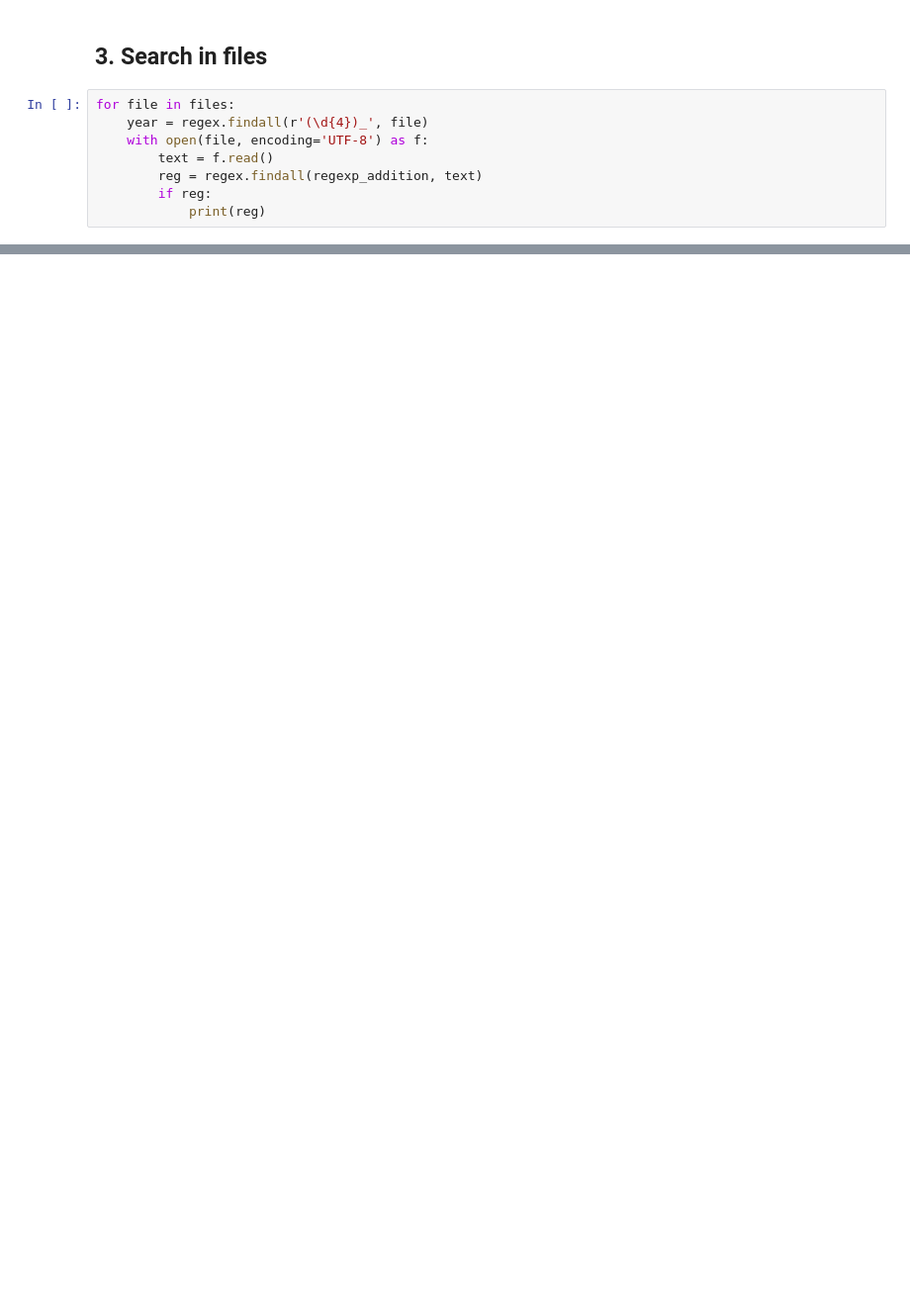
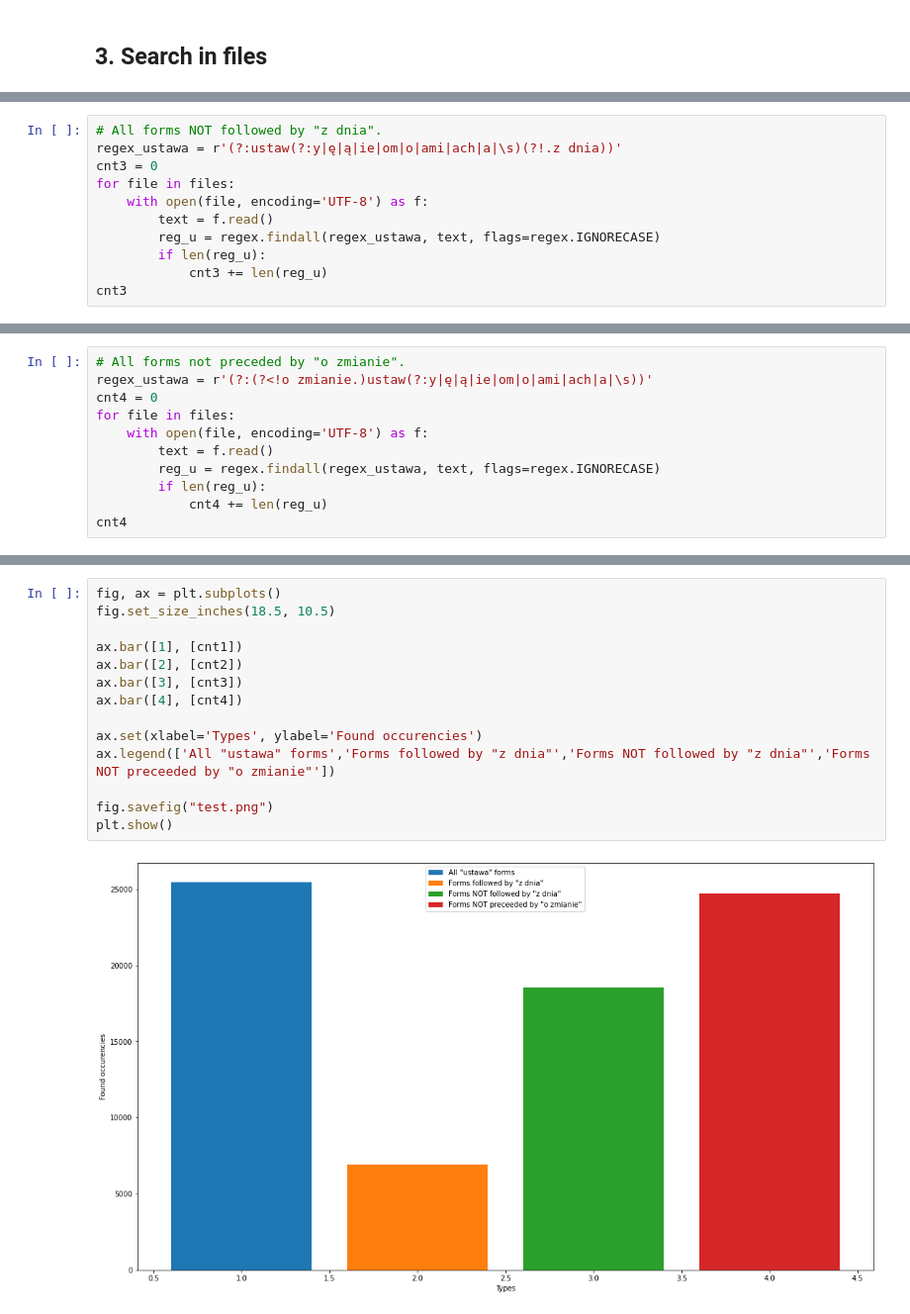
Before and after one commit to Oskar-Kosciolek/nlp, a Jupyter notebook: Lab_1_regexp.ipynb, the cells around one changed output, grey strips where cells are left out. Shown: that part at 99% size. Saved outputs shown, nothing was run; the diff lists cells and outputs as text; blank space fills up the shorter version.

```diff
--- a/Lab_1_regexp.ipynb
+++ b/Lab_1_regexp.ipynb
@@ -29,10 +28,2 @@ regexp_change = ""
 # %% [markdown]
 ## 3. Search in files
-# %%
-for file in files:
-    year = regex.findall(r'(\d{4})_', file)
-    with open(file, encoding='UTF-8') as f:
-        text = f.read()
-        reg = regex.findall(regexp_addition, text)
-        if reg:
-            print(reg)
@@ -56,0 +120,11 @@ for file in files:
+# %%
+# All forms NOT followed by "z dnia".
+regex_ustawa = r'(?:ustaw(?:y|ę|ą|ie|om|o|ami|ach|a|\s)(?!.z dnia))'
+cnt3 = 0
+for file in files:
+    with open(file, encoding='UTF-8') as f:
+        text = f.read()
+        reg_u = regex.findall(regex_ustawa, text, flags=regex.IGNORECASE)
+        if len(reg_u):
+            cnt3 += len(reg_u)
+cnt3
@@ -56,0 +137,11 @@ for file in files:
+# %%
+# All forms not preceded by "o zmianie".
+regex_ustawa = r'(?:(?<!o zmianie.)ustaw(?:y|ę|ą|ie|om|o|ami|ach|a|\s))'
+cnt4 = 0
+for file in files:
+    with open(file, encoding='UTF-8') as f:
+        text = f.read()
+        reg_u = regex.findall(regex_ustawa, text, flags=regex.IGNORECASE)
+        if len(reg_u):
+            cnt4 += len(reg_u)
+cnt4
@@ -56,0 +150,16 @@ for file in files:
+# %%
+fig, ax = plt.subplots()
+fig.set_size_inches(18.5, 10.5)
+
+ax.bar([1], [cnt1])
+ax.bar([2], [cnt2])
+ax.bar([3], [cnt3])
+ax.bar([4], [cnt4])
+
+ax.set(xlabel='Types', ylabel='Found occurencies')
+ax.legend(['All "ustawa" forms','Forms followed by "z dnia"','Forms NOT followed by "z dnia"','Forms NOT preceeded by "o zmianie"'])
+
+fig.savefig("test.png")
+plt.show()
+# %% [output]
+[figure, added]
```
Also changed, not shown: parts of 17 cells of this notebook, 1 other file.
